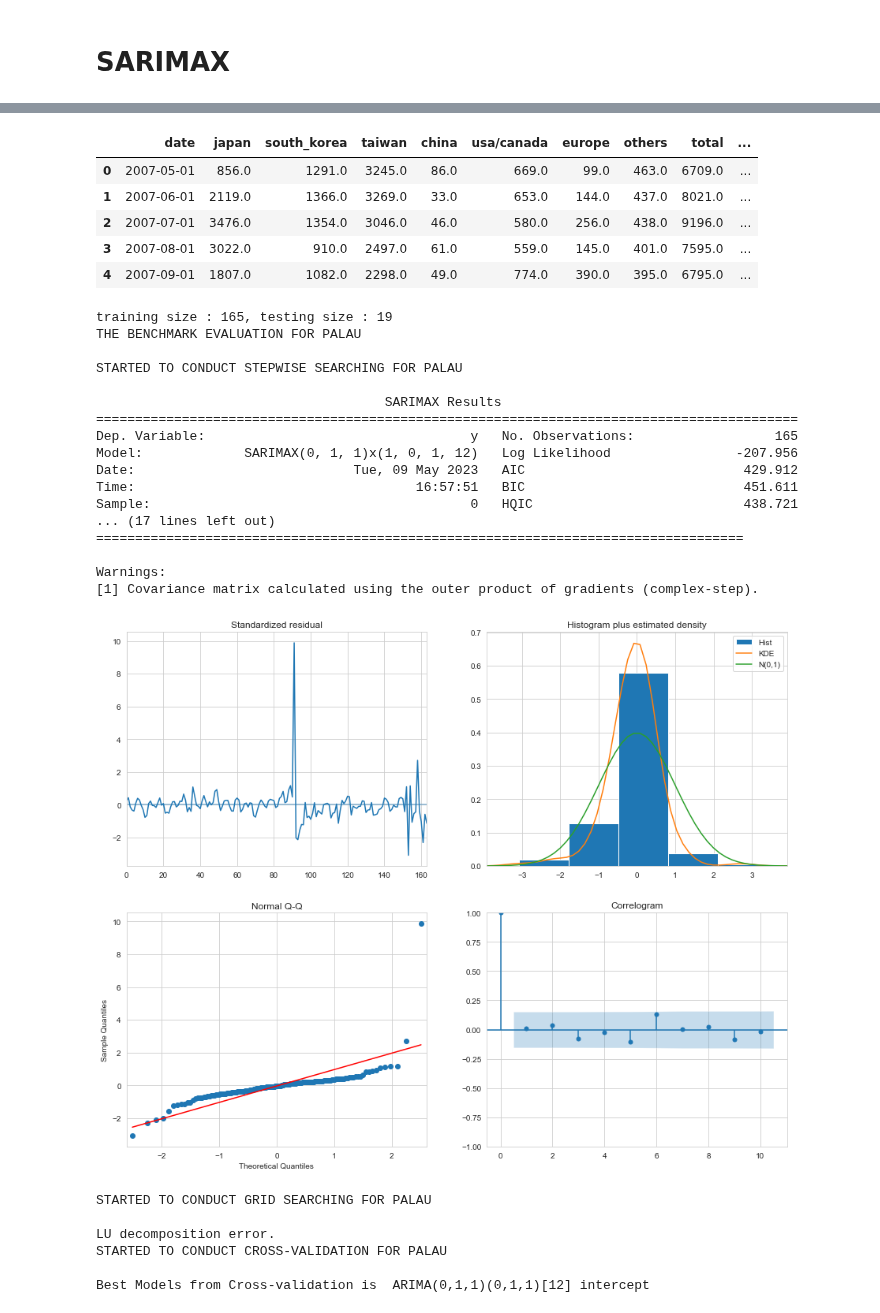
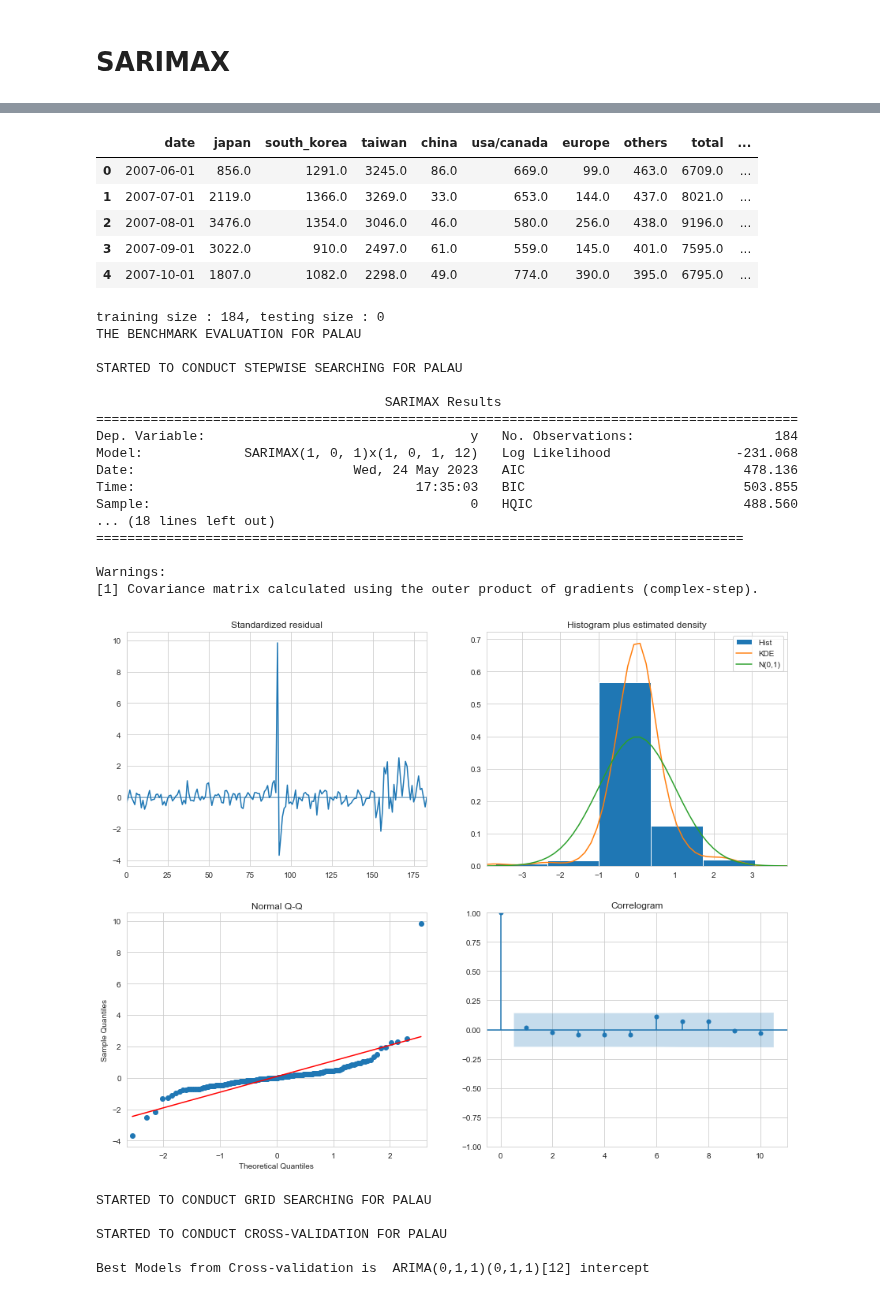
Before and after one commit to worldbank/pacific-observatory, a Jupyter notebook: docs/tourism/utsa_display.ipynb, the cells around one changed output, grey strips where cells are left out. Saved outputs shown, nothing was run; the diff lists cells and outputs as text; code cells hidden in the pictures.

```diff
--- a/docs/tourism/utsa_display.ipynb
+++ b/docs/tourism/utsa_display.ipynb
@@ -24,7 +24,7 @@ from scripts.python.tsa.ts_eval import *
 import warnings
 warnings.filterwarnings('ignore')
 # %%
-countries = ["solomon_islands", "palau", "samoa", "vanuatu"]
+countries = ["solomon_islands", "palau", "samoa", "vanuatu", "tonga"]
 # Set parameter range
 p, d, q = range(0, 3), range(0, 2), range(0, 3)
 P, D, Q, s = range(0, 3), range(0, 2), range(0, 3), [12]
@@ -41,7 +41,7 @@ for country in countries:
                           exog_var=["covid", "stringency_index",
                                     str(country)+"_travel"],
                           transform_method="scaledlogit",
-                          training_ratio=0.9,
+                          training_ratio=1,
                           verbose=False)
     mod.read_and_merge()
     display(mod.data.head(5))
@@ -97,6 +97,9 @@ for country in countries:
         best_mod_pred = pd.concat(
             [mod.data[["date", "total"]], best_mod_pred], axis=1)
 
+        save_pred_path = mod.country_data_folder + "/model/sarimax_" + str(country) + ".csv"
+        best_mod_pred.to_csv(save_pred_path, encoding="utf-8")
+
         if mod.test_size != 0:
             pred_series = (best_mod_pred["train_pred"].fillna(0)
                            + best_mod_pred["test_pred"].fillna(0))
@@ -107,5 +110,8 @@ for country in countries:
             best_mod_pred["total"], pred_series), index=["SARIMAX"]))
         mod_eval = pd.concat([mod.benchmark, mod_eval], axis=0)
         display(mod_eval)
+
+        mod_eval.to_csv(mod.country_data_folder + "/model/sarimax_eval_" + str(country) + ".csv",
+                        encoding="utf-8")
 # %% [output]
 |  | date | total | stringency_index | covid | solomon_islands_flights | solomon_islands_hotel | ... |
@@ -145,30 +151,29 @@ Best Models from Cross-validation is  ARIMA(0,1,1)(0,1,1)[12] intercept
 |  | date | japan | south_korea | taiwan | china | usa/canada | europe | others | total | ... |
-| 0 | 2007-05-01 | 856.0 | 1291.0 | 3245.0 | 86.0 | 669.0 | 99.0 | 463.0 | 6709.0 | ... |
-| 1 | 2007-06-01 | 2119.0 | 1366.0 | 3269.0 | 33.0 | 653.0 | 144.0 | 437.0 | 8021.0 | ... |
-| 2 | 2007-07-01 | 3476.0 | 1354.0 | 3046.0 | 46.0 | 580.0 | 256.0 | 438.0 | 9196.0 | ... |
-| 3 | 2007-08-01 | 3022.0 | 910.0 | 2497.0 | 61.0 | 559.0 | 145.0 | 401.0 | 7595.0 | ... |
-| 4 | 2007-09-01 | 1807.0 | 1082.0 | 2298.0 | 49.0 | 774.0 | 390.0 | 395.0 | 6795.0 | ... |
+| 0 | 2007-06-01 | 856.0 | 1291.0 | 3245.0 | 86.0 | 669.0 | 99.0 | 463.0 | 6709.0 | ... |
+| 1 | 2007-07-01 | 2119.0 | 1366.0 | 3269.0 | 33.0 | 653.0 | 144.0 | 437.0 | 8021.0 | ... |
+| 2 | 2007-08-01 | 3476.0 | 1354.0 | 3046.0 | 46.0 | 580.0 | 256.0 | 438.0 | 9196.0 | ... |
+| 3 | 2007-09-01 | 3022.0 | 910.0 | 2497.0 | 61.0 | 559.0 | 145.0 | 401.0 | 7595.0 | ... |
+| 4 | 2007-10-01 | 1807.0 | 1082.0 | 2298.0 | 49.0 | 774.0 | 390.0 | 395.0 | 6795.0 | ... |
-training size : 165, testing size : 19
+training size : 184, testing size : 0
 THE BENCHMARK EVALUATION FOR PALAU
 
 STARTED TO CONDUCT STEPWISE SEARCHING FOR PALAU
 
                                      SARIMAX Results
 ==========================================================================================
-Dep. Variable:                                  y   No. Observations:                  165
-Model:             SARIMAX(0, 1, 1)x(1, 0, 1, 12)   Log Likelihood                -207.956
-Date:                            Tue, 09 May 2023   AIC                            429.912
-Time:                                    16:57:51   BIC                            451.611
-Sample:                                         0   HQIC                           438.721
-... (17 lines left out)
+Dep. Variable:                                  y   No. Observations:                  184
+Model:             SARIMAX(1, 0, 1)x(1, 0, 1, 12)   Log Likelihood                -231.068
+Date:                            Wed, 24 May 2023   AIC                            478.136
+Time:                                    17:35:03   BIC                            503.855
+Sample:                                         0   HQIC                           488.560
+... (18 lines left out)
 ===================================================================================
 
 Warnings:
 [1] Covariance matrix calculated using the outer product of gradients (complex-step).
-[figure, old version]
+[figure, new version]
 STARTED TO CONDUCT GRID SEARCHING FOR PALAU
 
-LU decomposition error.
 STARTED TO CONDUCT CROSS-VALIDATION FOR PALAU
 
 Best Models from Cross-validation is  ARIMA(0,1,1)(0,1,1)[12] intercept
```
Also changed, not shown: parts of 1 cell of this notebook, 24 other files.
